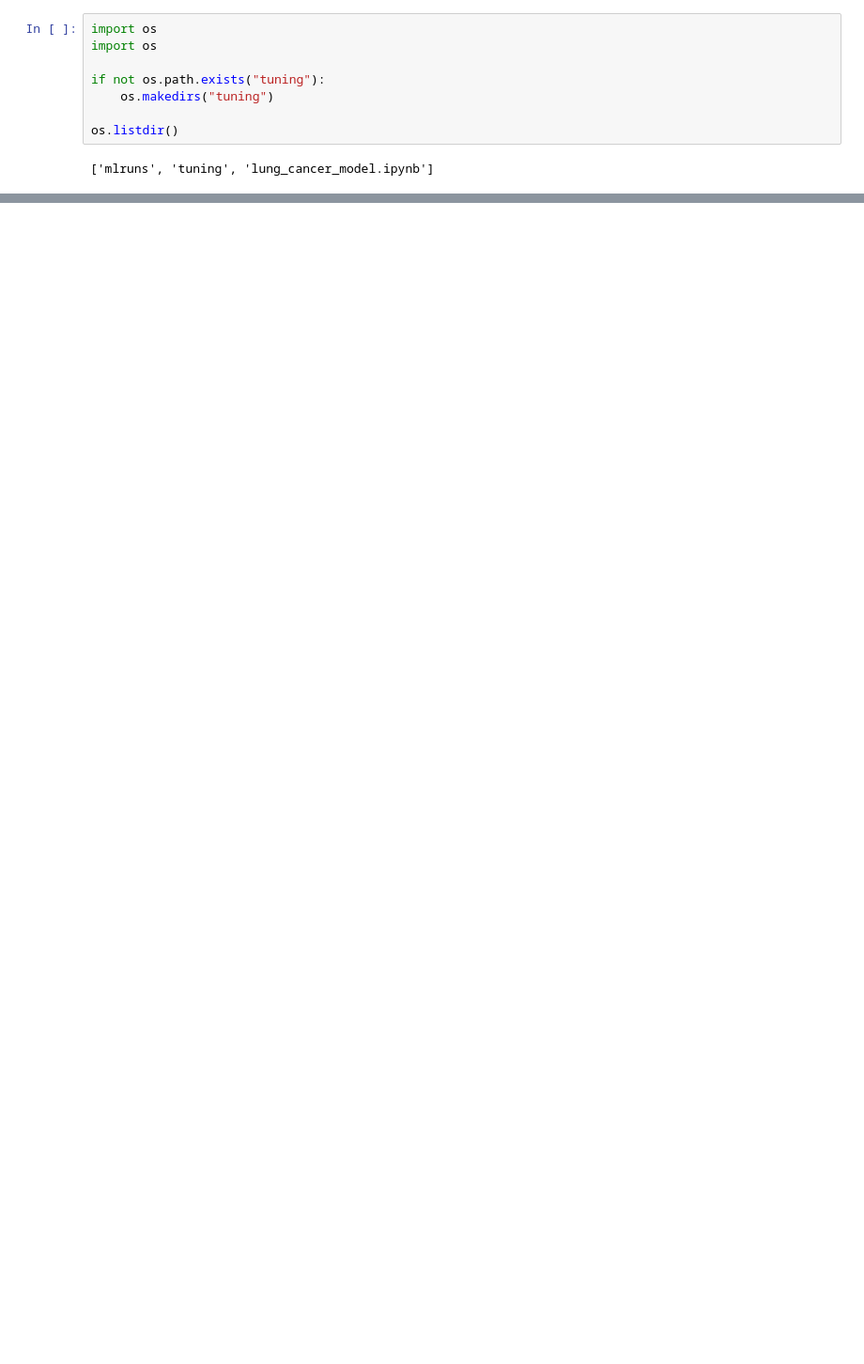
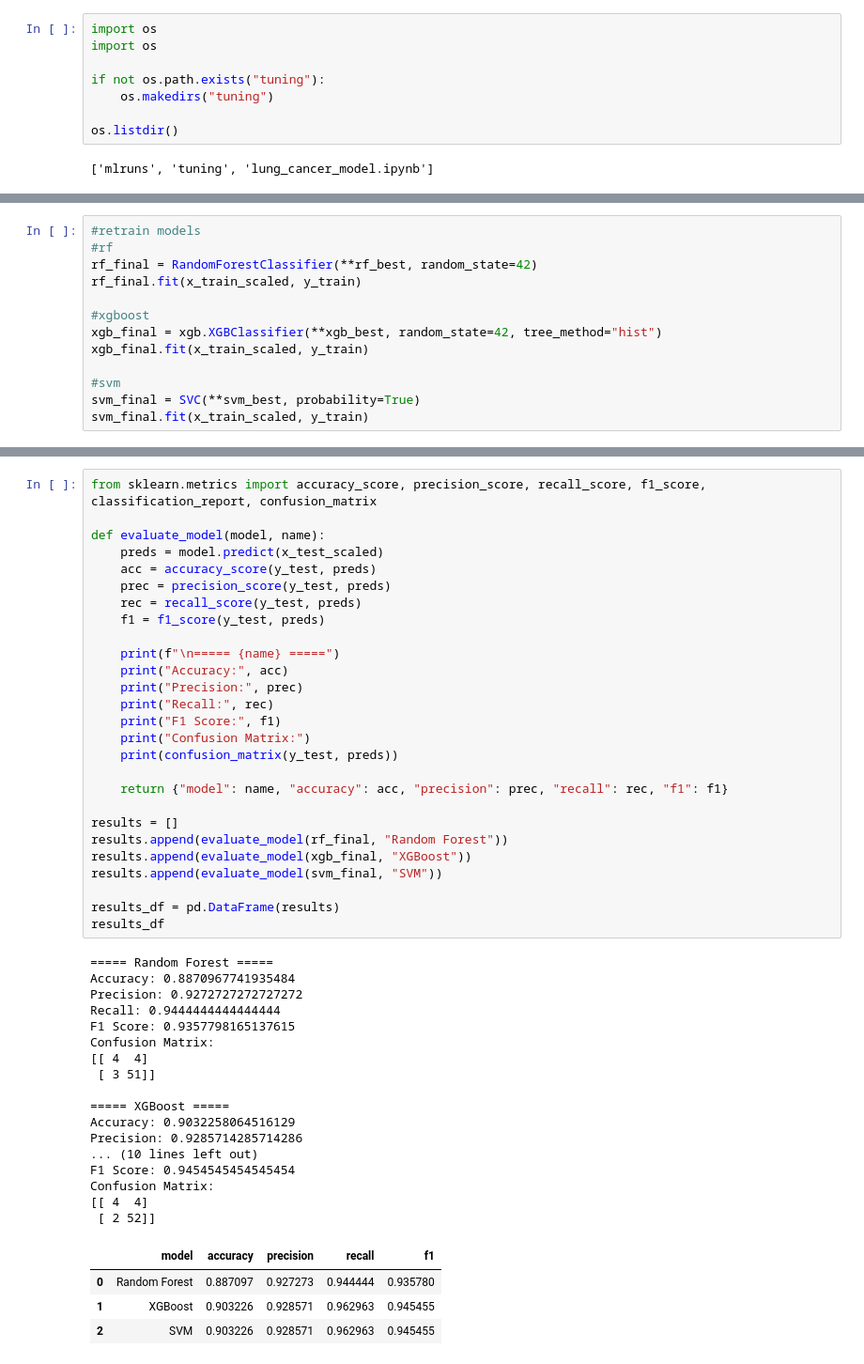
Before and after one commit to aashshahh/lung-cancer-prediction-ml, a Jupyter notebook: notebooks/lung_cancer_model.ipynb, the cells around one changed output, grey strips where cells are left out. Shown at 94% size. Drawn from its saved outputs; the diff is of its cells as text; blank space fills up the shorter version.

```diff
--- a/notebooks/lung_cancer_model.ipynb
+++ b/notebooks/lung_cancer_model.ipynb
@@ -615,0 +676,13 @@ print("Tuning completed! Results saved in /tuning/")
+# %%
+#retrain models
+#rf
+rf_final = RandomForestClassifier(**rf_best, random_state=42)
+rf_final.fit(x_train_scaled, y_train)
+
+#xgboost
+xgb_final = xgb.XGBClassifier(**xgb_best, random_state=42, tree_method="hist")
+xgb_final.fit(x_train_scaled, y_train)
+
+#svm
+svm_final = SVC(**svm_best, probability=True)
+svm_final.fit(x_train_scaled, y_train)
@@ -615,0 +692,49 @@ print("Tuning completed! Results saved in /tuning/")
+# %%
+from sklearn.metrics import accuracy_score, precision_score, recall_score, f1_score, classification_report, confusion_matrix
+
+def evaluate_model(model, name):
+    preds = model.predict(x_test_scaled)
+    acc = accuracy_score(y_test, preds)
+    prec = precision_score(y_test, preds)
+    rec = recall_score(y_test, preds)
+    f1 = f1_score(y_test, preds)
+
+    print(f"\n===== {name} =====")
+    print("Accuracy:", acc)
+    print("Precision:", prec)
+    print("Recall:", rec)
+    print("F1 Score:", f1)
+    print("Confusion Matrix:")
+    print(confusion_matrix(y_test, preds))
+
+    return {"model": name, "accuracy": acc, "precision": prec, "recall": rec, "f1": f1}
+
+results = []
+results.append(evaluate_model(rf_final, "Random Forest"))
+results.append(evaluate_model(xgb_final, "XGBoost"))
+results.append(evaluate_model(svm_final, "SVM"))
+
+results_df = pd.DataFrame(results)
+results_df
+# %% [output]
+===== Random Forest =====
+Accuracy: 0.8870967741935484
+Precision: 0.9272727272727272
+Recall: 0.9444444444444444
+F1 Score: 0.9357798165137615
+Confusion Matrix:
+[[ 4  4]
+ [ 3 51]]
+
+===== XGBoost =====
+Accuracy: 0.9032258064516129
+Precision: 0.9285714285714286
+... (10 lines left out)
+F1 Score: 0.9454545454545454
+Confusion Matrix:
+[[ 4  4]
+ [ 2 52]]
+|  | model | accuracy | precision | recall | f1 |
+| 0 | Random Forest | 0.887097 | 0.927273 | 0.944444 | 0.935780 |
+| 1 | XGBoost | 0.903226 | 0.928571 | 0.962963 | 0.945455 |
+| 2 | SVM | 0.903226 | 0.928571 | 0.962963 | 0.945455 |
```
Also changed, not shown: parts of 20 cells of this notebook, 38 other files.
